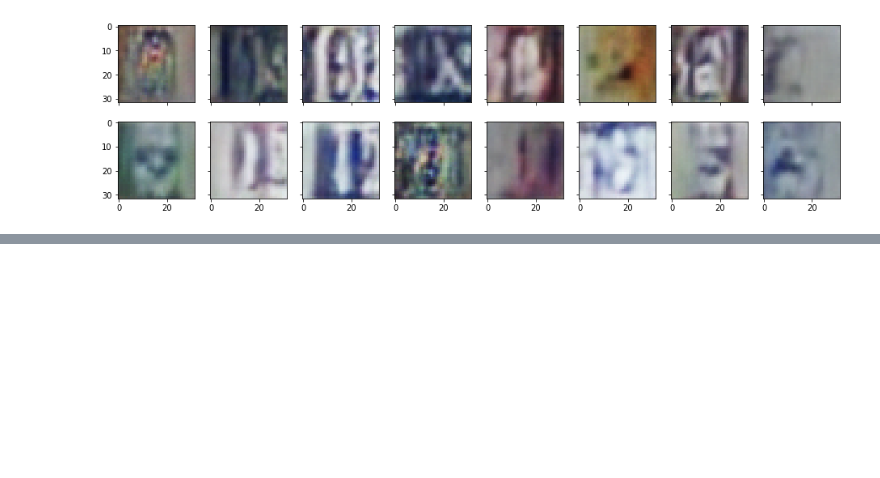
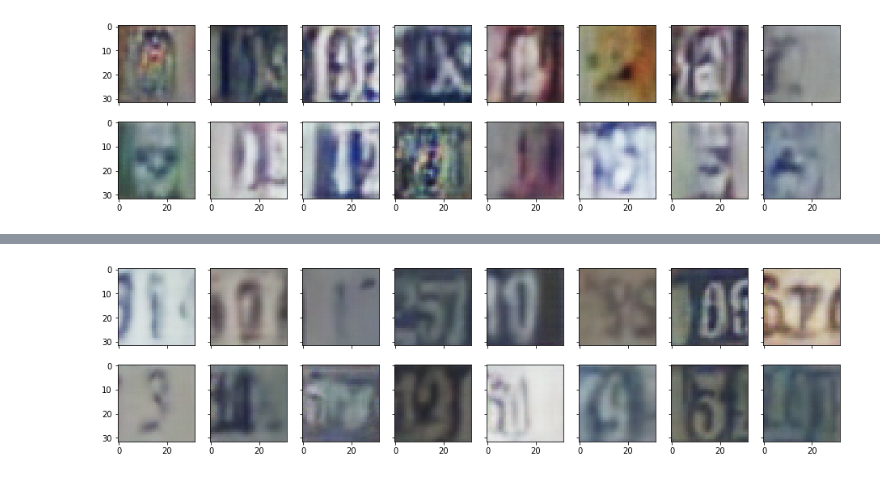
Before and after one commit to Marvinsky/DCGAN, a Jupyter notebook: DCGAN - SVHN (Dataset Street View Home Numbers).ipynb, the cells around one changed output, grey strips where cells are left out. Saved outputs shown, nothing was run; the diff lists cells and outputs as text; code cells hidden in the pictures; blank space fills up the shorter version.

```diff
--- a/DCGAN - SVHN (Dataset Street View Home Numbers).ipynb
+++ b/DCGAN - SVHN (Dataset Street View Home Numbers).ipynb
@@ -762,0 +774,4 @@ KeyboardInterrupt:
+# %%
+_ = view_samples(-1, samples3)
+# %% [output]
+[figure, added]
```
Also changed, not shown: parts of 2 cells of this notebook.
